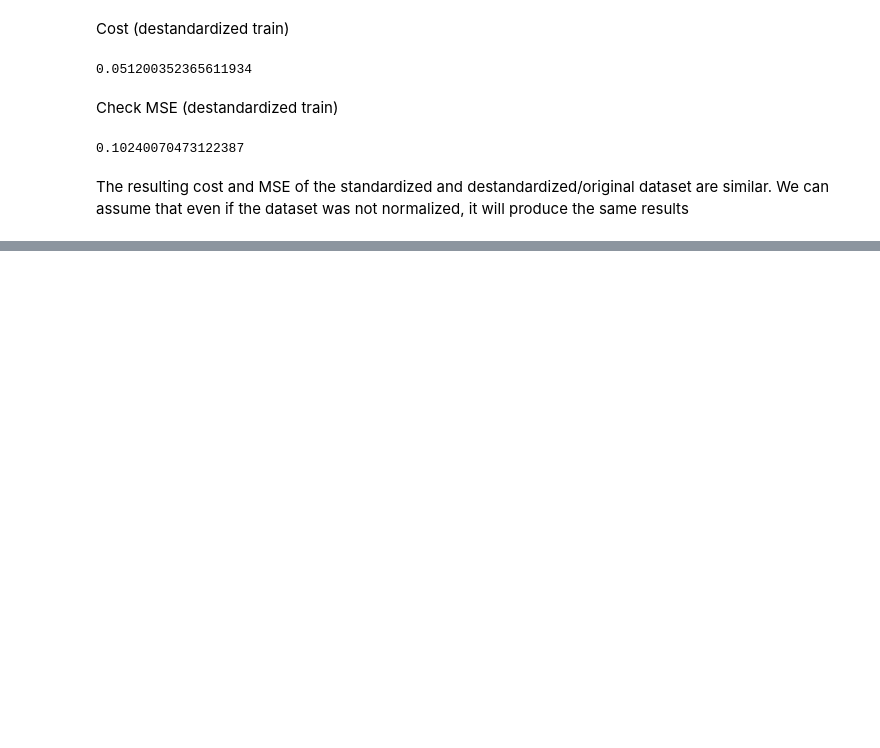
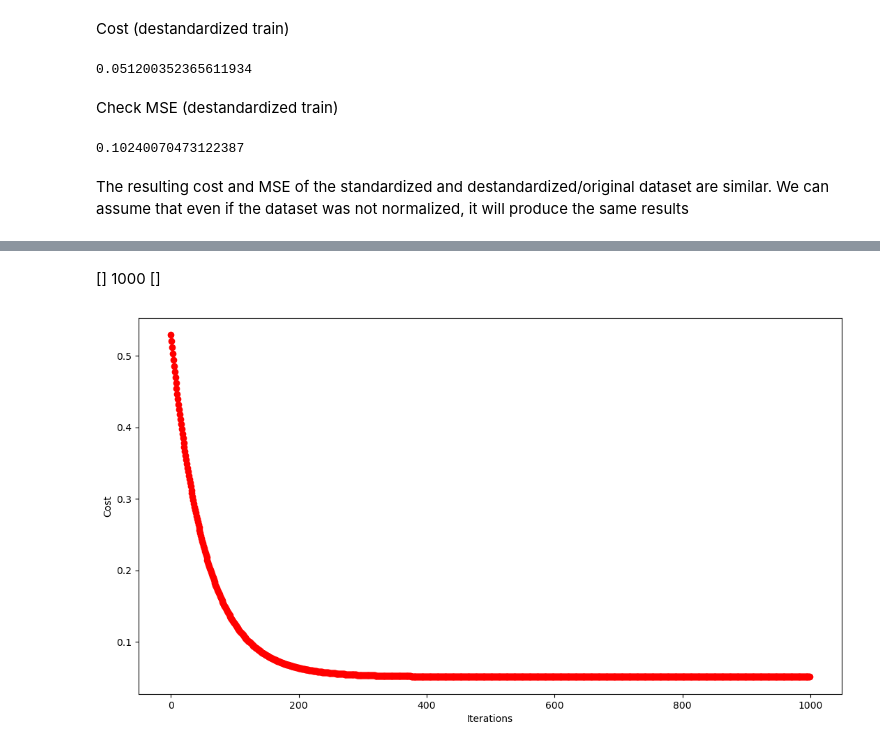
Before and after one commit to jeffrouzel/CMSC197-Machine-Learning, a Jupyter notebook: HW2/hw3-bat-og.ipynb, the cells around one changed output, grey strips where cells are left out. Cells and saved outputs as stored; diff of their text form; code cells hidden in the pictures; blank space fills up the shorter version.

```diff
--- a/HW2/hw3-bat-og.ipynb
+++ b/HW2/hw3-bat-og.ipynb
@@ -365,0 +457,8 @@ The resulting cost and MSE of the standardized and destandardized/original datas
+# %% [markdown]
+[] 1000 []
+# %%
+cost_1000, weights_1000 = grad_descent(x_train, y_train, 1000, 0.01)
+
+plot_costs(cost_1000)
+# %% [output]
+[figure, added]
```
Also changed, not shown: parts of 45 cells of this notebook.
